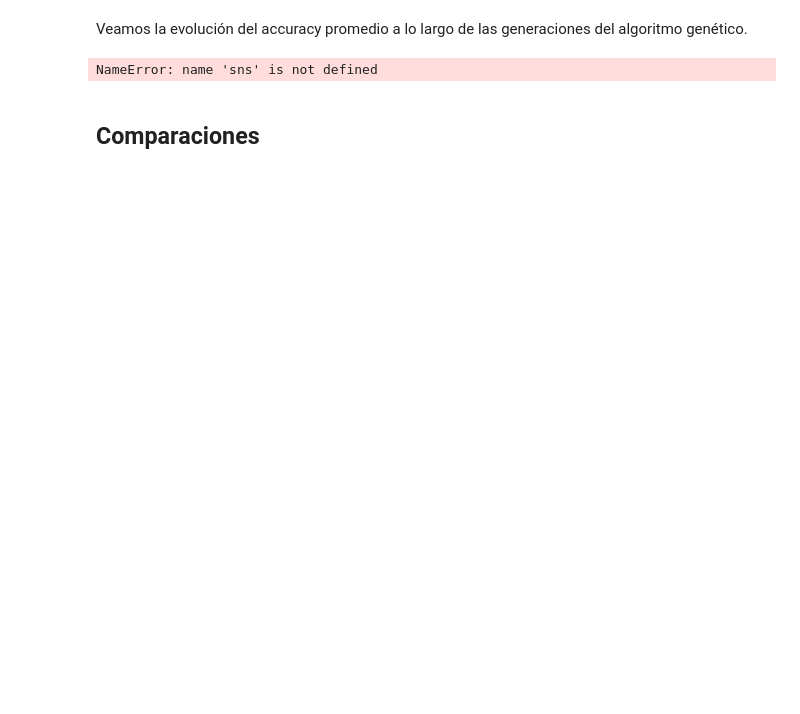
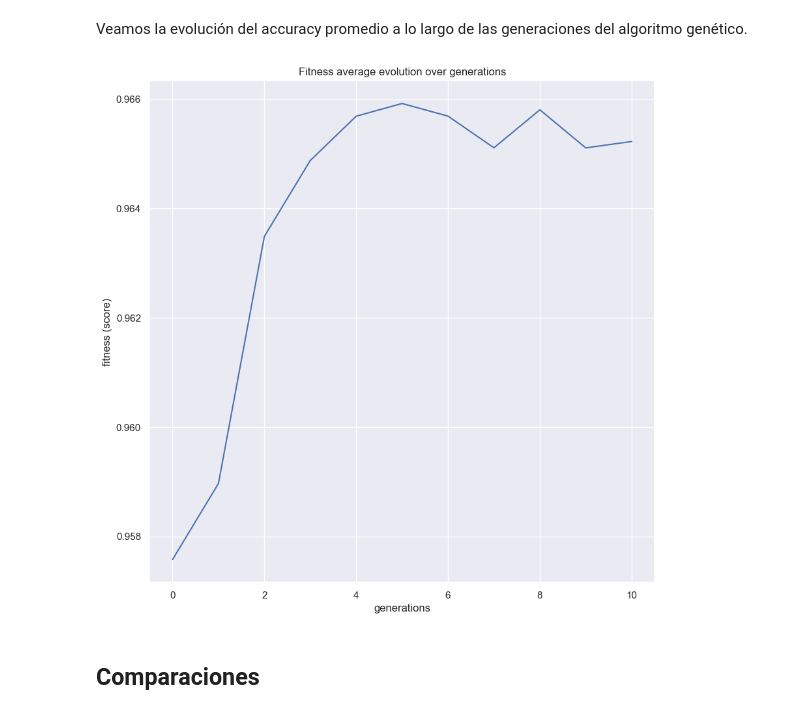
Before and after one commit to ncontinanza/genetic_algorithms, a Jupyter notebook: algoritmos_geneticos.ipynb, the cells around one changed output. Cells and saved outputs as stored; diff of their text form; code cells hidden in the pictures; blank space fills up the shorter version.

Commit message:
fitness evolution graph

```diff
--- a/algoritmos_geneticos.ipynb
+++ b/algoritmos_geneticos.ipynb
@@ -625,10 +618,10 @@ evolved_estimator.best_params_
 Veamos la evolución del accuracy promedio a lo largo de las generaciones del algoritmo genético.
 # %%
 from sklearn_genetic.plots import plot_fitness_evolution
-plot_fitness_evolution(evolved_estimator)
-plt.show()
+ax = plot_fitness_evolution(evolved_estimator)
+plt.show(ax)
 # %% [output]
-NameError: name 'sns' is not defined
+[figure, added]
 # %% [markdown]
 ## Comparaciones
 # %%
```
Also changed, not shown: parts of 16 cells of this notebook.
